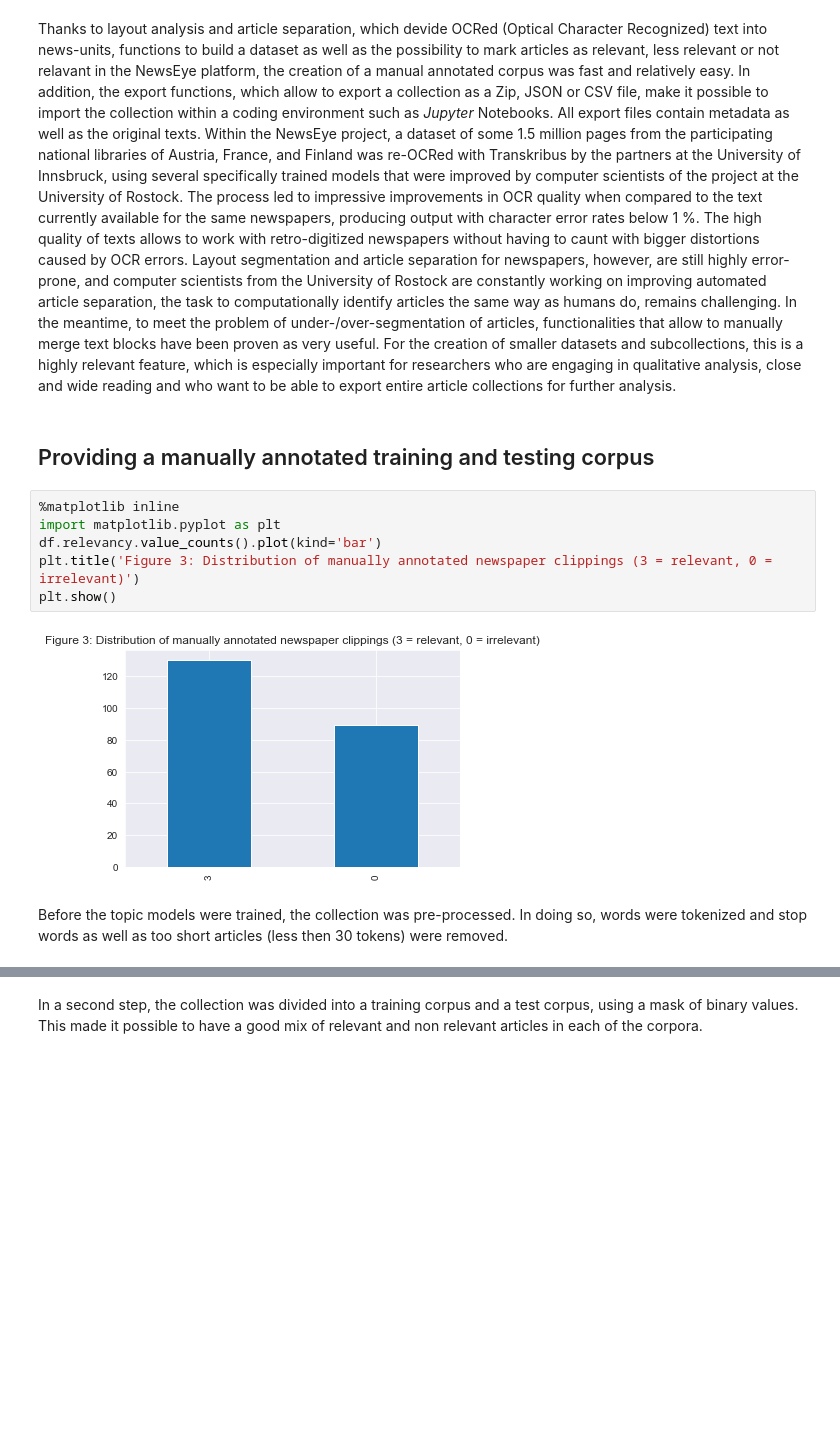
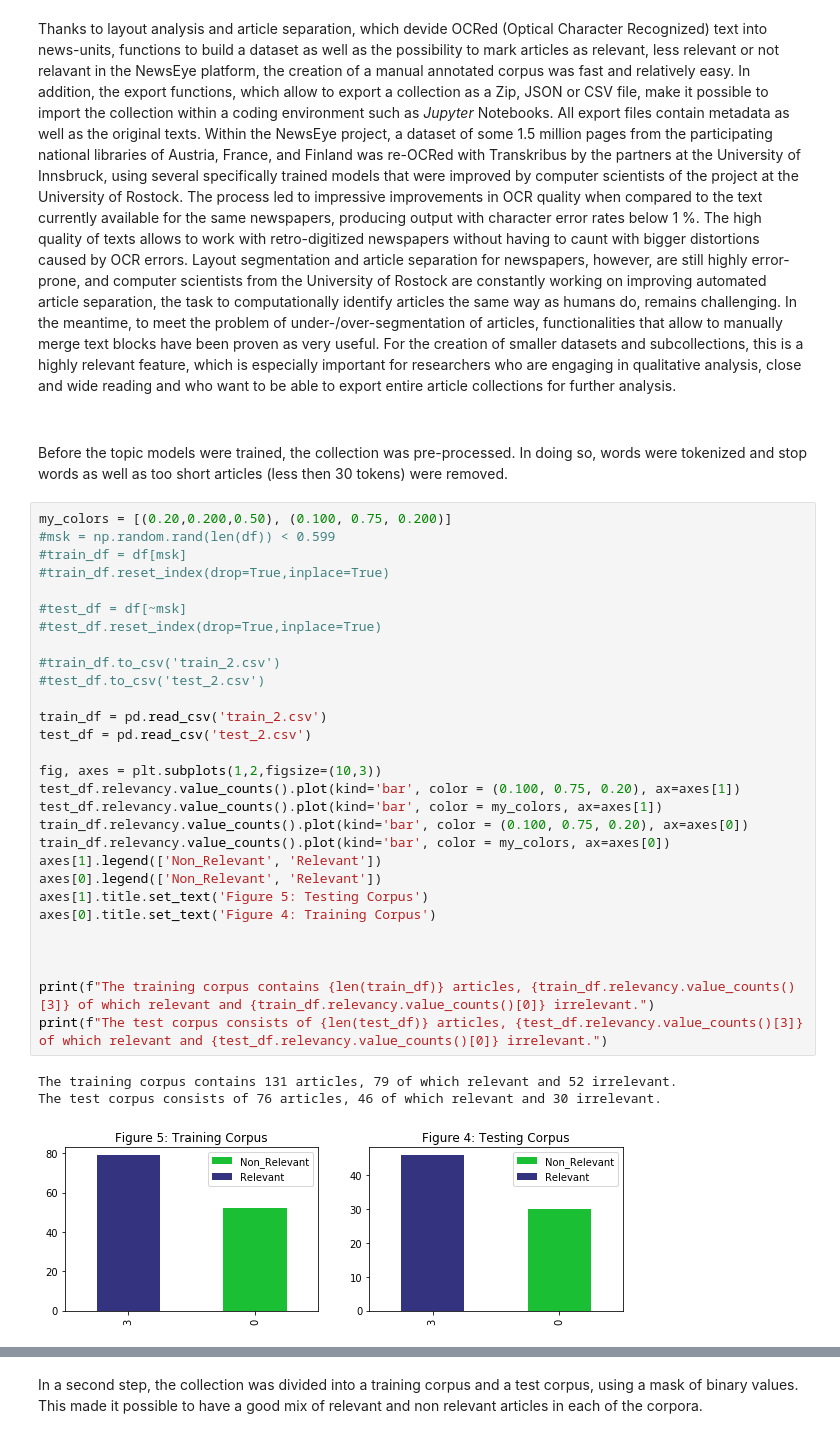
Before and after one commit to soberbichler/Topic-specific-corpus-building_OberbichlerPfanzelter, a Jupyter notebook: news_article_similarity_remigration_notebook.ipynb, the cells around one changed output, grey strips where cells are left out. Drawn from its saved outputs; the diff is of its cells as text; blank space fills up the shorter version.

```diff
--- a/news_article_similarity_remigration_notebook.ipynb
+++ b/news_article_similarity_remigration_notebook.ipynb
@@ -99,15 +115,39 @@ Thanks to layout analysis and article separation, which devide OCRed (Optical Ch
-# %% [markdown]
-## Providing a manually annotated training and testing corpus
-# %%
-%matplotlib inline
-import matplotlib.pyplot as plt
-df.relevancy.value_counts().plot(kind='bar')
-plt.title('Figure 3: Distribution of manually annotated newspaper clippings (3 = relevant, 0 = irrelevant)')
-plt.show()
-# %% [output]
-[figure, removed]
 # %% [markdown]
+##
 Before the topic models were trained, the collection was pre-processed. In doing so, words were tokenized and stop words as well as too short articles (less then 30 tokens) were removed.
+# %%
+my_colors = [(0.20,0.200,0.50), (0.100, 0.75, 0.200)]
+#msk = np.random.rand(len(df)) < 0.599
+#train_df = df[msk]
+#train_df.reset_index(drop=True,inplace=True)
+
+#test_df = df[~msk]
+#test_df.reset_index(drop=True,inplace=True)
+
+#train_df.to_csv('train_2.csv')
+#test_df.to_csv('test_2.csv')
+
+train_df = pd.read_csv('train_2.csv')
+test_df = pd.read_csv('test_2.csv')
+
+fig, axes = plt.subplots(1,2,figsize=(10,3))
+test_df.relevancy.value_counts().plot(kind='bar', color = (0.100, 0.75, 0.20), ax=axes[1])
+test_df.relevancy.value_counts().plot(kind='bar', color = my_colors, ax=axes[1])
+train_df.relevancy.value_counts().plot(kind='bar', color = (0.100, 0.75, 0.20), ax=axes[0])
+train_df.relevancy.value_counts().plot(kind='bar', color = my_colors, ax=axes[0])
+axes[1].legend(['Non_Relevant', 'Relevant'])
+axes[0].legend(['Non_Relevant', 'Relevant'])
+axes[1].title.set_text('Figure 5: Testing Corpus')
+axes[0].title.set_text('Figure 4: Training Corpus')
+
+
+
+print(f"The training corpus contains {len(train_df)} articles, {train_df.relevancy.value_counts()[3]} of which relevant and {train_df.relevancy.value_counts()[0]} irrelevant.")
+print(f"The test corpus consists of {len(test_df)} articles, {test_df.relevancy.value_counts()[3]} of which relevant and {test_df.relevancy.value_counts()[0]} irrelevant.")
+# %% [output]
+The training corpus contains 131 articles, 79 of which relevant and 52 irrelevant.
+The test corpus consists of 76 articles, 46 of which relevant and 30 irrelevant.
+[figure, added]
 # %%
 import numpy as np
 import nltk
```
Also changed, not shown: parts of 12 cells of this notebook.
